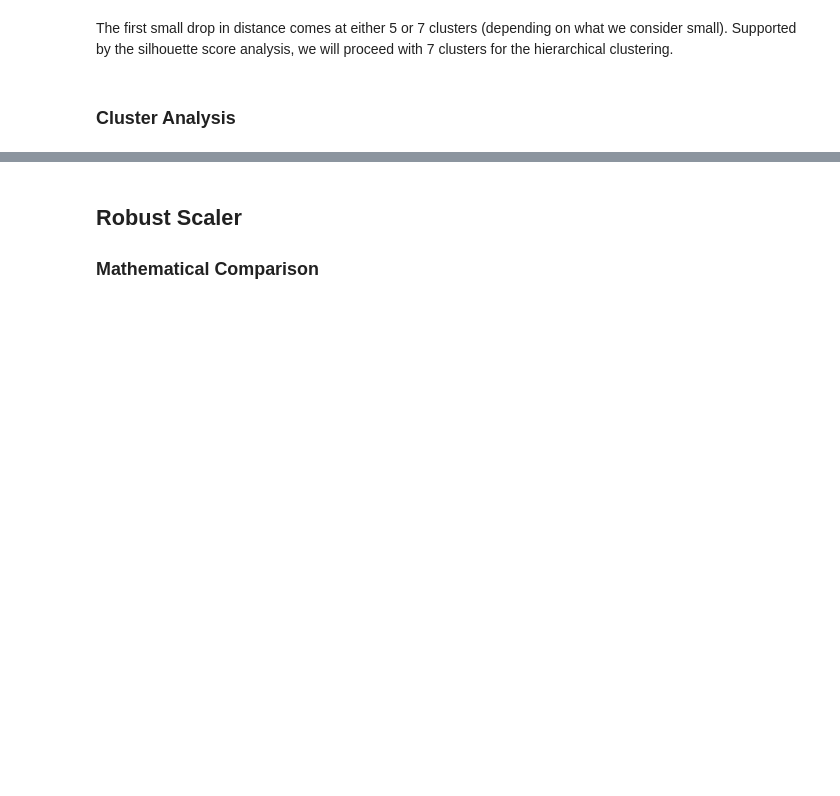
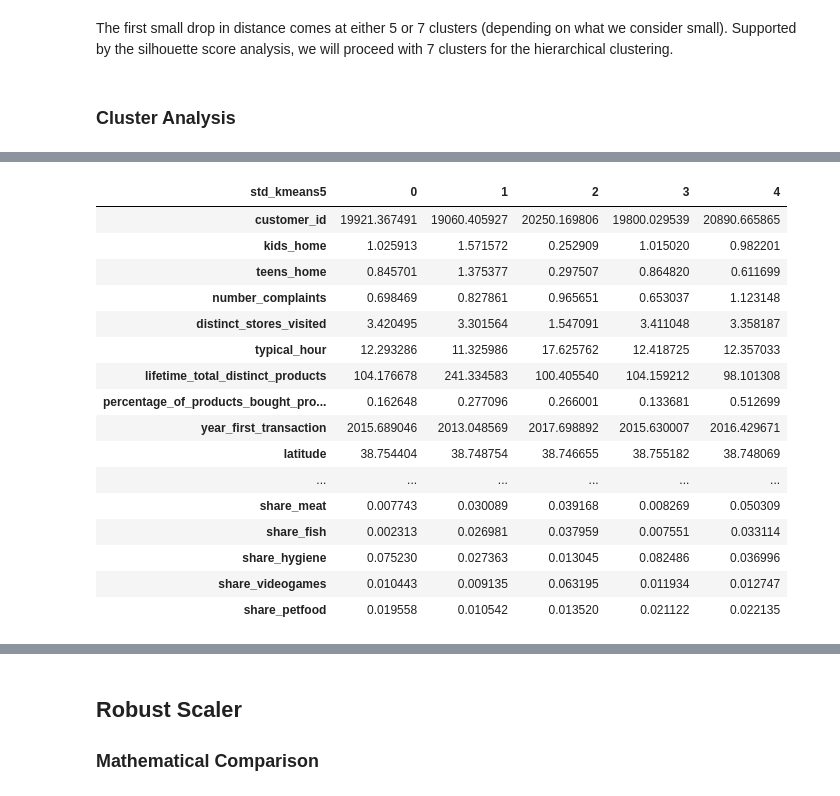
Before and after one commit to lucasvcasimiro-byte/customer_info_ml, a Jupyter notebook: notebooks/segmentation.ipynb, the cells around one changed output, grey strips where cells are left out. Saved outputs shown, nothing was run; the diff lists cells and outputs as text; code cells hidden in the pictures; blank space fills up the shorter version.

```diff
--- a/notebooks/segmentation.ipynb
+++ b/notebooks/segmentation.ipynb
@@ -203,0 +164,23 @@ TypeError: profile_clusters() missing 1 required positional argument: 'profile_c
+# %%
+kmeans_labels_std, kmeans_model_std = fit_final_kmeans(clean_std, FEATURE_COLS, n_clusters=optimal_k_kmeans_std)
+final_std_k = add_clusters(clean_data, kmeans_labels_std, cluster_col='std_kmeans5')
+
+calculate_group_means(final_std_k, cluster_col='std_kmeans5')
+# %% [output]
+| std_kmeans5 | 0 | 1 | 2 | 3 | 4 |
+| customer_id | 19921.367491 | 19060.405927 | 20250.169806 | 19800.029539 | 20890.665865 |
+| kids_home | 1.025913 | 1.571572 | 0.252909 | 1.015020 | 0.982201 |
+| teens_home | 0.845701 | 1.375377 | 0.297507 | 0.864820 | 0.611699 |
+| number_complaints | 0.698469 | 0.827861 | 0.965651 | 0.653037 | 1.123148 |
+| distinct_stores_visited | 3.420495 | 3.301564 | 1.547091 | 3.411048 | 3.358187 |
+| typical_hour | 12.293286 | 11.325986 | 17.625762 | 12.418725 | 12.357033 |
+| lifetime_total_distinct_products | 104.176678 | 241.334583 | 100.405540 | 104.159212 | 98.101308 |
+| percentage_of_products_bought_pro... | 0.162648 | 0.277096 | 0.266001 | 0.133681 | 0.512699 |
+| year_first_transaction | 2015.689046 | 2013.048569 | 2017.698892 | 2015.630007 | 2016.429671 |
+| latitude | 38.754404 | 38.748754 | 38.746655 | 38.755182 | 38.748069 |
+| ... | ... | ... | ... | ... | ... |
+| share_meat | 0.007743 | 0.030089 | 0.039168 | 0.008269 | 0.050309 |
+| share_fish | 0.002313 | 0.026981 | 0.037959 | 0.007551 | 0.033114 |
+| share_hygiene | 0.075230 | 0.027363 | 0.013045 | 0.082486 | 0.036996 |
+| share_videogames | 0.010443 | 0.009135 | 0.063195 | 0.011934 | 0.012747 |
+| share_petfood | 0.019558 | 0.010542 | 0.013520 | 0.021122 | 0.022135 |
```
Also changed, not shown: parts of 12 cells of this notebook, 1 other file.
